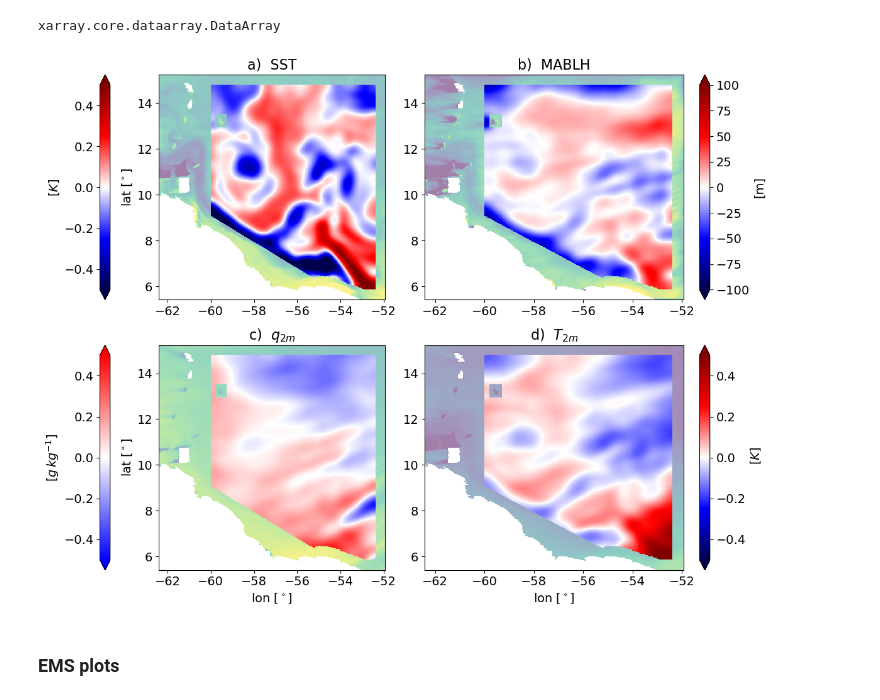
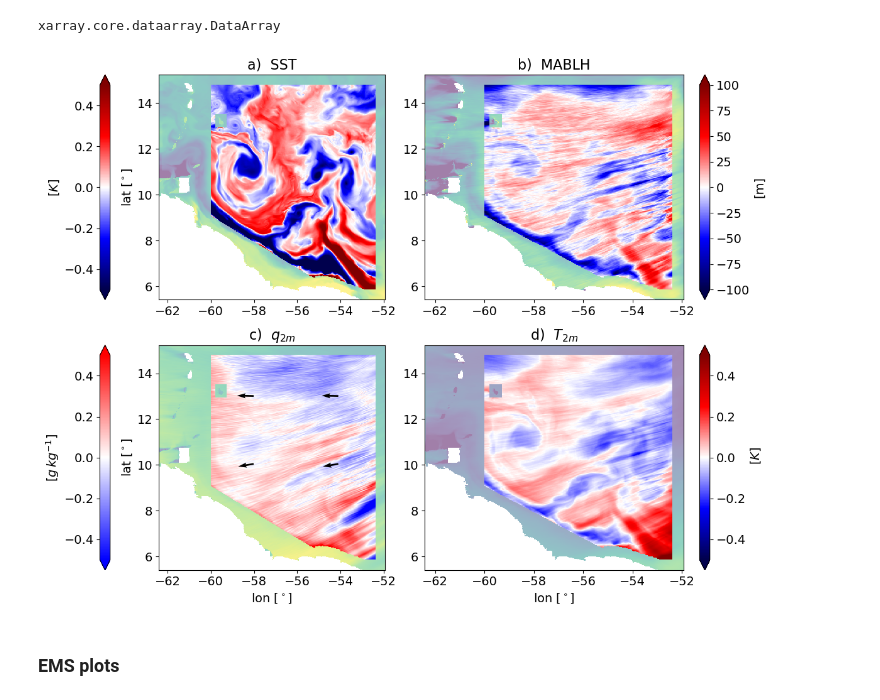
Before and after one commit to meteorologopazzo/thesis_material, a Jupyter notebook: EURECA_scripts/coupled_scripts/EMS_MeteoXChange_plots.ipynb, the cells around one changed output. Cells and saved outputs as stored; diff of their text form; code cells hidden in the pictures.

```diff
--- a/EURECA_scripts/coupled_scripts/EMS_MeteoXChange_plots.ipynb
+++ b/EURECA_scripts/coupled_scripts/EMS_MeteoXChange_plots.ipynb
@@ -78,8 +78,8 @@ V = ds_hourly['V_PHYL1'].sel(time_counter=slice('2020-02-01T01:30:00.000000000',
 lon = ds_hourly['nav_lon'].values
 lat = ds_hourly['nav_lat'].values
 # %%
-s = 100
-sigma_sub = 10
+s = 75
+sigma_sub = 0
 
 dsst = np.zeros(sst_day.shape)
 sst_day_ave = np.zeros(sst_day.shape)
@@ -168,48 +168,49 @@ ax[0,1].set_title("b)  MABLH", fontsize=16)
 ax[1,0].pcolormesh(lon, lat, q2_day[day]*mask_here*1e3, alpha=0.5)
 q2_map = ax[1,0].pcolormesh(lon, lat, dq2[day]*1e3*sea_mask_modified_nan, vmin=-0.5, vmax=0.5, cmap='bwr')
 
-# lons_quiv = [-58.018097, -54.095005]
-# lats_quiv = [10.04686, 13.010284]
-# lon_inds = [np.where(lon == l)[0][0] for l in lons_quiv]
-# lat_inds = [np.where(lat == l)[0][0] for l in lats_quiv]
+lons_quiv = [-58.018097, -54.095005]
+lats_quiv = [10.04686, 13.010284]
+lon_inds = [np.where(lon == l)[0][0] for l in lons_quiv]
+lat_inds = [np.where(lat == l)[0][0] for l in lats_quiv]
 
-# U_q = U.isel(day=day, y=lat_inds, x=lon_inds)
-# V_q = V.isel(day=day, y=lat_inds, x=lon_inds)
+U_q = U.isel(day=day, y=lat_inds, x=lon_inds)
+V_q = V.isel(day=day, y=lat_inds, x=lon_inds)
 
+llons_q, llats_q = np.meshgrid(lons_quiv, lats_quiv)
 
-# q2_quiver = ax[1,0].quiver(llons_q, llats_q, U_q, V_q, scale=120)
+q2_quiver = ax[1,0].quiver(llons_q, llats_q, U_q, V_q, scale=120)
 
 cbar3 = plt.colorbar(q2_map, ax=ax[1,0], label=r'', location='left', extend='both', pad=0.15)
 cbar3.ax.tick_params(labelsize=14)  # Set fontsize for colorbar ticks
 cbar3.set_label(r"[$g\,kg^{-1}$]", fontsize=14)  # Set fontsize for colorbar label
 ax[1,0].set_xlabel('lon [$^\circ$]', fontsize=14)
 ax[1,0].set_ylabel('lat [$^\circ$]', fontsize=14)
 ax[1,0].set_title(r"c)  $q_{2m}$", fontsize=16)
 
 
 
 ########################à
 
 ax[1,1].pcolormesh(lon, lat, T2_day[day]*mask_here, alpha=0.5, vmin=298, vmax=301)
 t2_map = ax[1,1].pcolormesh(lon, lat, dT2[day]*sea_mask_modified_nan, vmin=-0.5, vmax=0.5, cmap='seismic')
 cbar2 = plt.colorbar(t2_map, ax=ax[1,1], label=r'T2 anoms [$K}$]', extend='both', location='right') #, pad=0.15)
 cbar2.ax.tick_params(labelsize=14)  # Set fontsize for colorbar ticks
 cbar2.set_label(r' [$K$]', fontsize=14)  # Set fontsize for colorbar label
 ax[1,1].set_xlabel('lon [$^\circ$]', fontsize=14)
 ax[1,1].set_title(r"d)  $T_{2m}$", fontsize=16)
 
 # Set fontsize for tick labels
 ax[0,0].tick_params(axis='both', which='major', labelsize=14)
 ax[0,1].tick_params(axis='both', which='major', labelsize=14)
 ax[1,0].tick_params(axis='both', which='major', labelsize=14)
 ax[1,1].tick_params(axis='both', which='major', labelsize=14)
 
 plt.tight_layout()
 
 
-# plt.savefig('/venus/tesi_ale/img_EU/plots_MeteoXChange/maps_EMS.png')
+plt.savefig('/venus/tesi_ale/img_EU/plots_MeteoXChange/maps_EMS_revisions.png')
 # %% [output]
-[figure, old version]
+[figure, new version]
 # %% [markdown]
 ### EMS plots
 # %%
```
Also changed, not shown: parts of 5 cells of this notebook, 1 other file.
